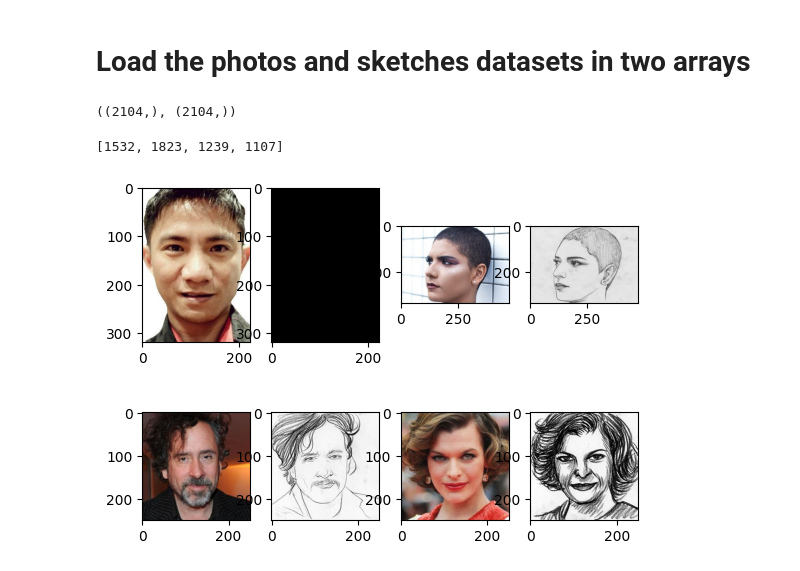
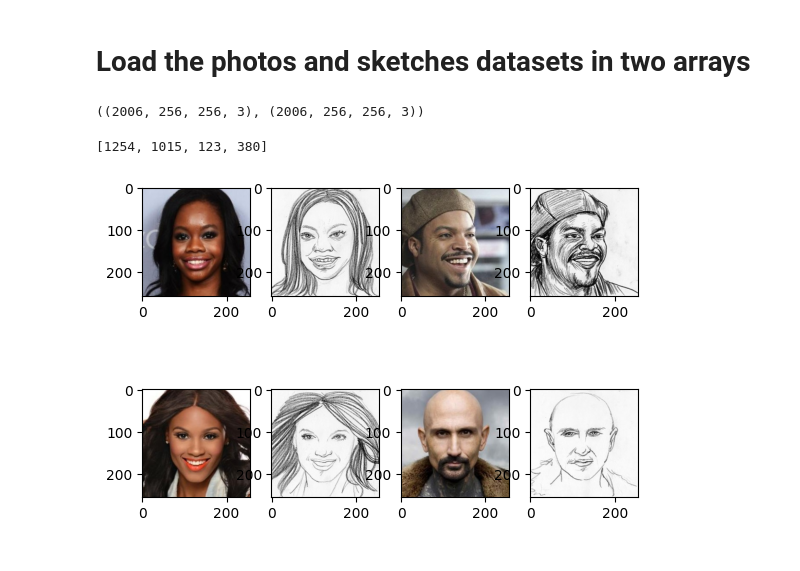
Before and after one commit to dcorballorenzo/FF2S, a Jupyter notebook: notebooks/Notebook Seb.ipynb, the cells around one changed output. Saved outputs shown, nothing was run; the diff lists cells and outputs as text; code cells hidden in the pictures.

Commit message:
Finalized preprocessing of data

```diff
--- a/notebooks/Notebook Seb.ipynb
+++ b/notebooks/Notebook Seb.ipynb
@@ -89,8 +89,8 @@ len(photo_list_2), len(sketch_list_2)
 ## Change names for dataset 3 (photos and sketches)
 # %%
 # Define photo3 and sketch 3 path names
-photo_path_3 =os.path.join(os.getcwd(),"..","raw_data","photo","photo3")
-sketch_path_3 =os.path.join(os.getcwd(),"..","raw_data","sketch","sketch3")
+photo_path_3 =os.path.join(os.getcwd(),"..","preproc_data","preproc_photo","photo3_preproc")
+sketch_path_3 =os.path.join(os.getcwd(),"..","preproc_data","preproc_sketch","sketch3_preproc")
 
 #Create two lists of the filenames in the corresponding paths and sort them
 photo_list_3 = os.listdir(photo_path_3)
@@ -106,9 +106,9 @@ len(photo_list_3), len(sketch_list_3)
 # %%
 #Change names for sketch and photos datasets 3
 
-for i in range(1627,2104):
-    os.rename(os.path.join(photo_path_3,photo_list_3[i-1627]),os.path.join(photo_path_3,f"image{str(i+1).rjust(4,'0')}.jpg"))
-    os.rename(os.path.join(sketch_path_3,sketch_list_3[i-1627]),os.path.join(sketch_path_3,f"image{str(i+1).rjust(4,'0')}.jpg"))
+for i in range(1529,2006):
+    os.rename(os.path.join(photo_path_3,photo_list_3[i-1529]),os.path.join(photo_path_3,f"image{str(i+1).rjust(4,'0')}.jpg"))
+    os.rename(os.path.join(sketch_path_3,sketch_list_3[i-1529]),os.path.join(sketch_path_3,f"sketch{str(i+1).rjust(4,'0')}.jpg"))
 # %%
 #Actualize the filenames lists (for future use)
 photo_list_3 = os.listdir(photo_path_3)
@@ -124,9 +124,9 @@ len(photo_list_3), len(sketch_list_3)
 # %% [markdown]
 # Load the photos and sketches datasets in two arrays
 # %%
-# Define photo3 and sketch 3 path names
-photo_path =os.path.join(os.getcwd(),"..","raw_data","photo")
-sketch_path =os.path.join(os.getcwd(),"..","raw_data","sketch")
+# Define photos and sketches path names
+photo_path =os.path.join(os.getcwd(),"..","preproc_data","preproc_photo")
+sketch_path =os.path.join(os.getcwd(),"..","preproc_data","preproc_sketch")
 # %%
 #Create two lists of the filenames in the corresponding paths and sort them
 photo_list = os.listdir(photo_path)
@@ -140,26 +140,26 @@ sketch_list.sort()
 #retrieve all the photos and sketches and put them in two arrays
 
 photo_array= np.asarray([np.asarray(plt.imread(os.path.join(photo_path,image))) for image in photo_list])/255
-sketch_array= np.asarray([np.asarray(plt.imread(os.path.join(sketch_path,image))) for image in sketch_list])/255
+sketch_array= np.asarray([np.asarray(plt.imread(os.path.join(sketch_path,sketch))) for sketch in sketch_list])/255
 # %%
 photo_array.shape,sketch_array.shape
 # %% [output]
-((2104,), (2104,))
+((2006, 256, 256, 3), (2006, 256, 256, 3))
 # %%
 #Define 4 random image references
-ref_list=[random.randint(0,2104) for i in range(4)]
+ref_list=[random.randint(0,2006) for i in range(4)]
 ref_list
 
 print(ref_list)
 
 #Check for each 4 images that the photo corresponds to the sketch
 
 for i in range(4):
     plt.subplot(2,4,i*2 +1)
     plt.imshow(photo_array[ref_list[i]])
 
     plt.subplot(2,4,i*2 +2)
     plt.imshow(sketch_array[ref_list[i]])
 # %% [output]
-[1532, 1823, 1239, 1107]
+[1254, 1015, 123, 380]
-[figure, old version]
+[figure, new version]
```
Also changed, not shown: parts of 2 cells of this notebook.
